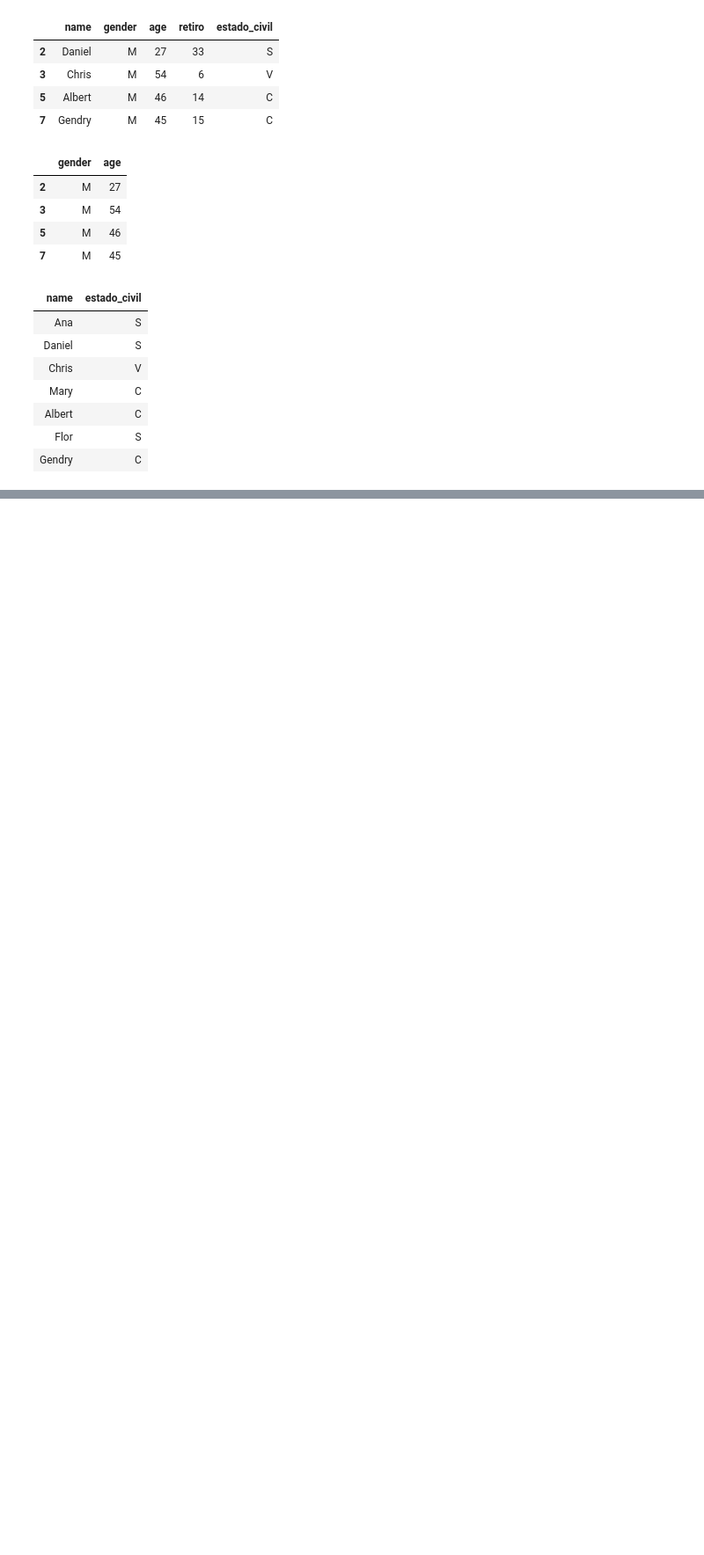
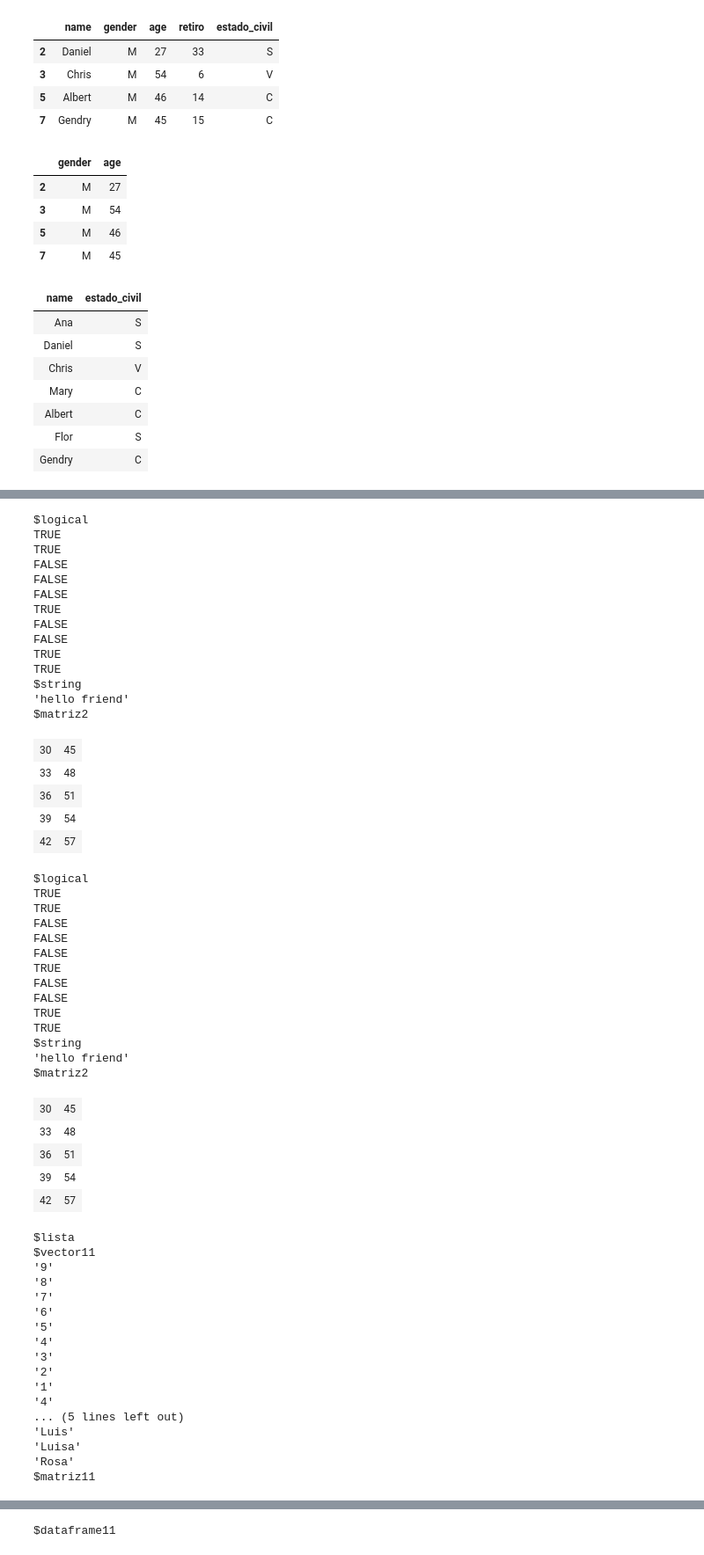
Before and after one commit to analulae/R_Basico, a Jupyter notebook: Módulo 2/02-Estructura-de-datos.ipynb, the cells around one changed output, grey strips where cells are left out. Shown at 88% size. Saved outputs shown, nothing was run; the diff lists cells and outputs as text; code cells hidden in the pictures; blank space fills up the shorter version.

```diff
--- a/Módulo 2/02-Estructura-de-datos.ipynb
+++ b/Módulo 2/02-Estructura-de-datos.ipynb
@@ -250,0 +433,61 @@ M%*%H
+# %%
+mynewlist  <- list(logical=c(T,T,F,F,F,T,F,F,T,T), string = "hello friend", matriz2 = mylist$matriz*3)
+mynewlist
+mynewlist$lista <- mylist
+mynewlist
+# %% [output]
+$logical
+TRUE
+TRUE
+FALSE
+FALSE
+FALSE
+TRUE
+FALSE
+FALSE
+TRUE
+TRUE
+$string
+'hello friend'
+$matriz2
+| 30 | 45 |
+| 33 | 48 |
+| 36 | 51 |
+| 39 | 54 |
+| 42 | 57 |
+$logical
+TRUE
+TRUE
+FALSE
+FALSE
+FALSE
+TRUE
+FALSE
+FALSE
+TRUE
+TRUE
+$string
+'hello friend'
+$matriz2
+| 30 | 45 |
+| 33 | 48 |
+| 36 | 51 |
+| 39 | 54 |
+| 42 | 57 |
+$lista
+$vector11
+'9'
+'8'
+'7'
+'6'
+'5'
+'4'
+'3'
+'2'
+'1'
+'4'
+... (5 lines left out)
+'Luis'
+'Luisa'
+'Rosa'
+$matriz11
@@ -250,0 +499 @@ M%*%H
+$dataframe11
```
Also changed, not shown: parts of 70 cells of this notebook, 1 other file.
